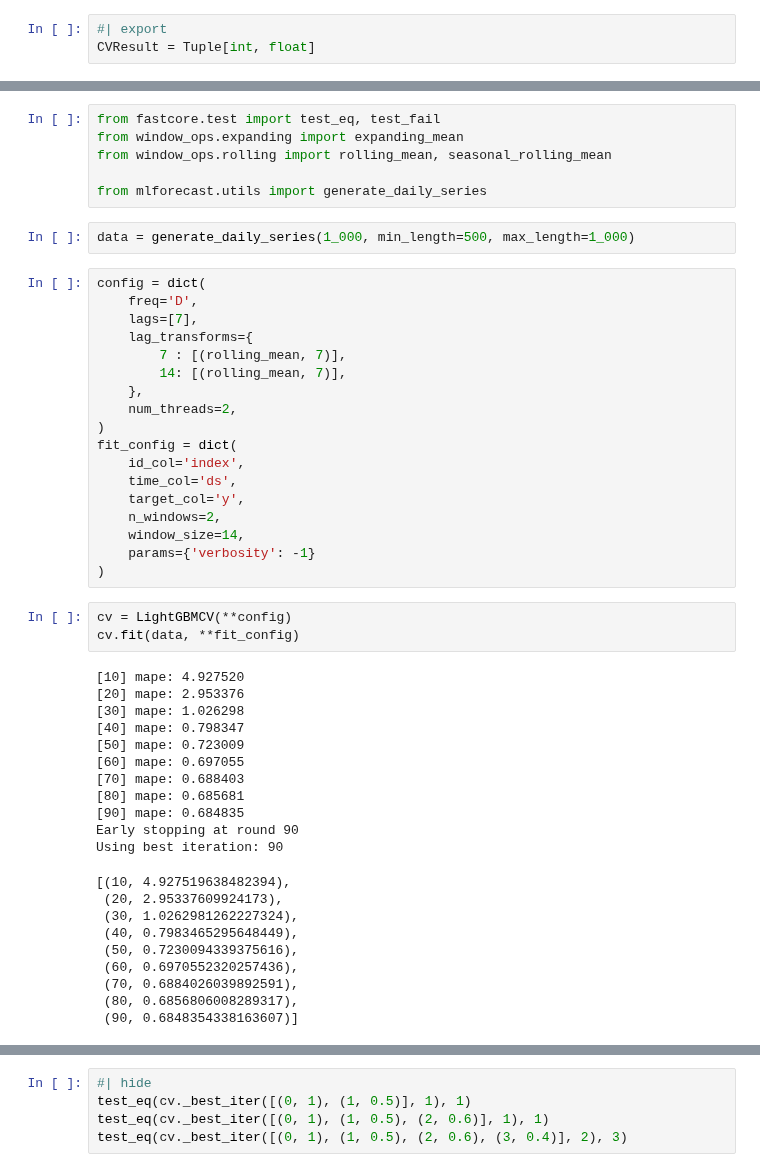
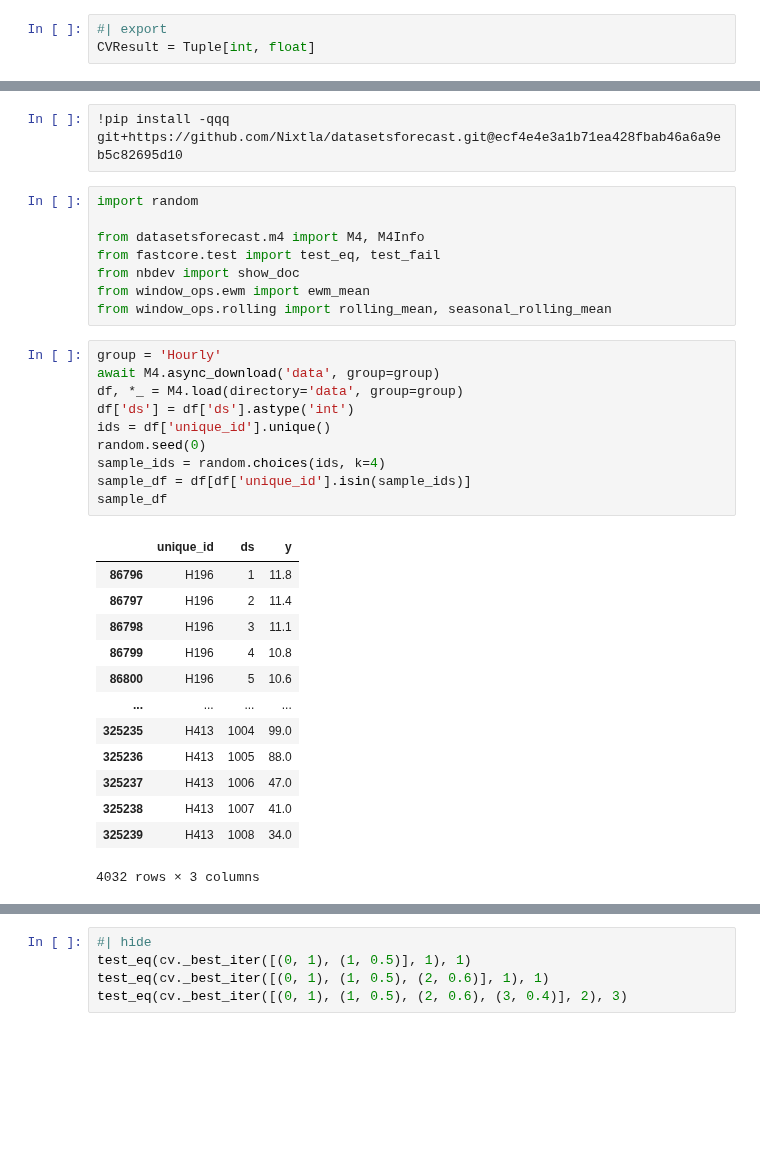
Before and after one commit to Nixtla/mlforecast, a Jupyter notebook: nbs/lgb_cv.ipynb, the cells around one changed output, grey strips where cells are left out. Saved outputs shown, nothing was run; the diff lists cells and outputs as text; blank space fills up the shorter version.

```diff
--- a/nbs/lgb_cv.ipynb
+++ b/nbs/lgb_cv.ipynb
@@ -536,50 +539,34 @@ class LightGBMCV:
+# %%
+!pip install -qqq git+https://github.com/Nixtla/datasetsforecast.git@ecf4e4e3a1b71ea428fbab46a6a9eb5c82695d10
 # %%
+import random
+
+from datasetsforecast.m4 import M4, M4Info
 from fastcore.test import test_eq, test_fail
-from window_ops.expanding import expanding_mean
+from nbdev import show_doc
+from window_ops.ewm import ewm_mean
 from window_ops.rolling import rolling_mean, seasonal_rolling_mean
-
-from mlforecast.utils import generate_daily_series
-# %%
-data = generate_daily_series(1_000, min_length=500, max_length=1_000)
-# %%
-config = dict(
-    freq='D',
-    lags=[7],
-    lag_transforms={
-        7 : [(rolling_mean, 7)],
-        14: [(rolling_mean, 7)],
-    },
-    num_threads=2,
-)
-fit_config = dict(
-    id_col='index',
-    time_col='ds',
-    target_col='y',
-    n_windows=2,
-    window_size=14,
-    params={'verbosity': -1}
-)
-# %%
-cv = LightGBMCV(**config)
-cv.fit(data, **fit_config)
-# %% [output]
-[10] mape: 4.927520
-[20] mape: 2.953376
-[30] mape: 1.026298
-[40] mape: 0.798347
-[50] mape: 0.723009
-[60] mape: 0.697055
-[70] mape: 0.688403
-[80] mape: 0.685681
-[90] mape: 0.684835
-Early stopping at round 90
-Using best iteration: 90
-[(10, 4.927519638482394),
- (20, 2.95337609924173),
- (30, 1.0262981262227324),
- (40, 0.7983465295648449),
- (50, 0.7230094339375616),
- (60, 0.6970552320257436),
- (70, 0.6884026039892591),
- (80, 0.6856806008289317),
- (90, 0.6848354338163607)]
+# %%
+group = 'Hourly'
+await M4.async_download('data', group=group)
+df, *_ = M4.load(directory='data', group=group)
+df['ds'] = df['ds'].astype('int')
+ids = df['unique_id'].unique()
+random.seed(0)
+sample_ids = random.choices(ids, k=4)
+sample_df = df[df['unique_id'].isin(sample_ids)]
+sample_df
+# %% [output]
+|  | unique_id | ds | y |
+| 86796 | H196 | 1 | 11.8 |
+| 86797 | H196 | 2 | 11.4 |
+| 86798 | H196 | 3 | 11.1 |
+| 86799 | H196 | 4 | 10.8 |
+| 86800 | H196 | 5 | 10.6 |
+| ... | ... | ... | ... |
+| 325235 | H413 | 1004 | 99.0 |
+| 325236 | H413 | 1005 | 88.0 |
+| 325237 | H413 | 1006 | 47.0 |
+| 325238 | H413 | 1007 | 41.0 |
+| 325239 | H413 | 1008 | 34.0 |
+4032 rows × 3 columns
```
Also changed, not shown: parts of 51 cells of this notebook, 3 other files.
